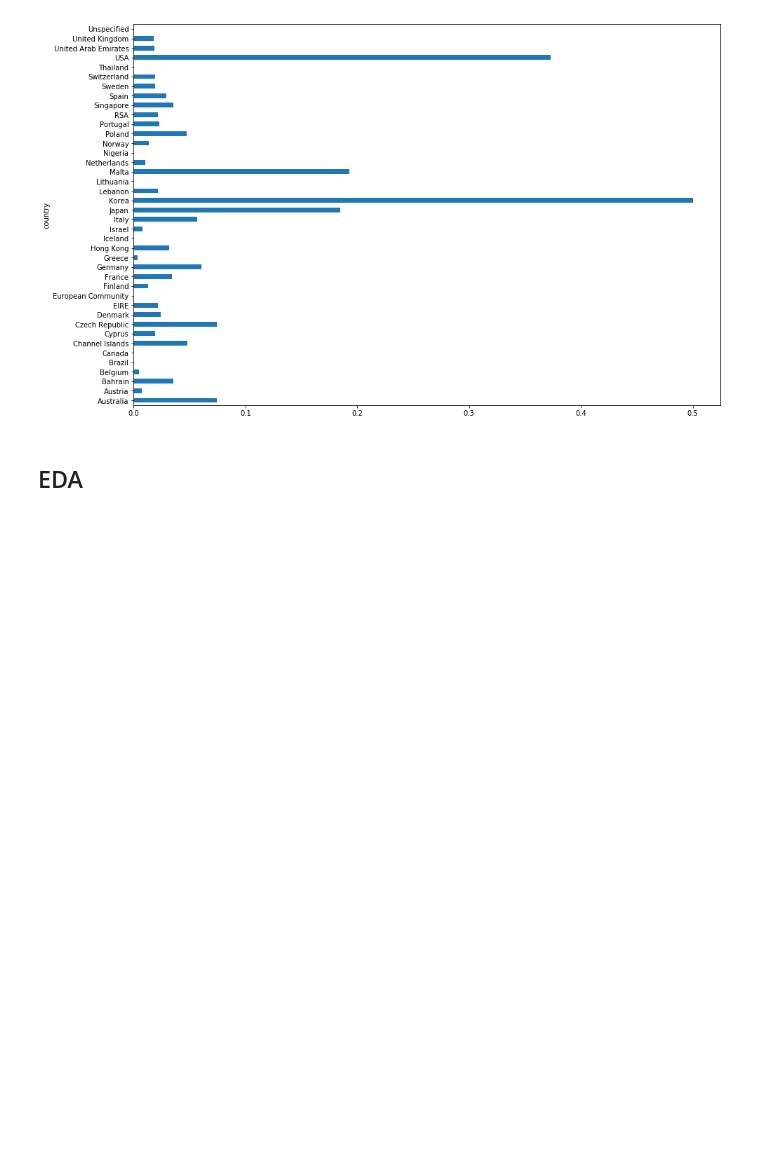
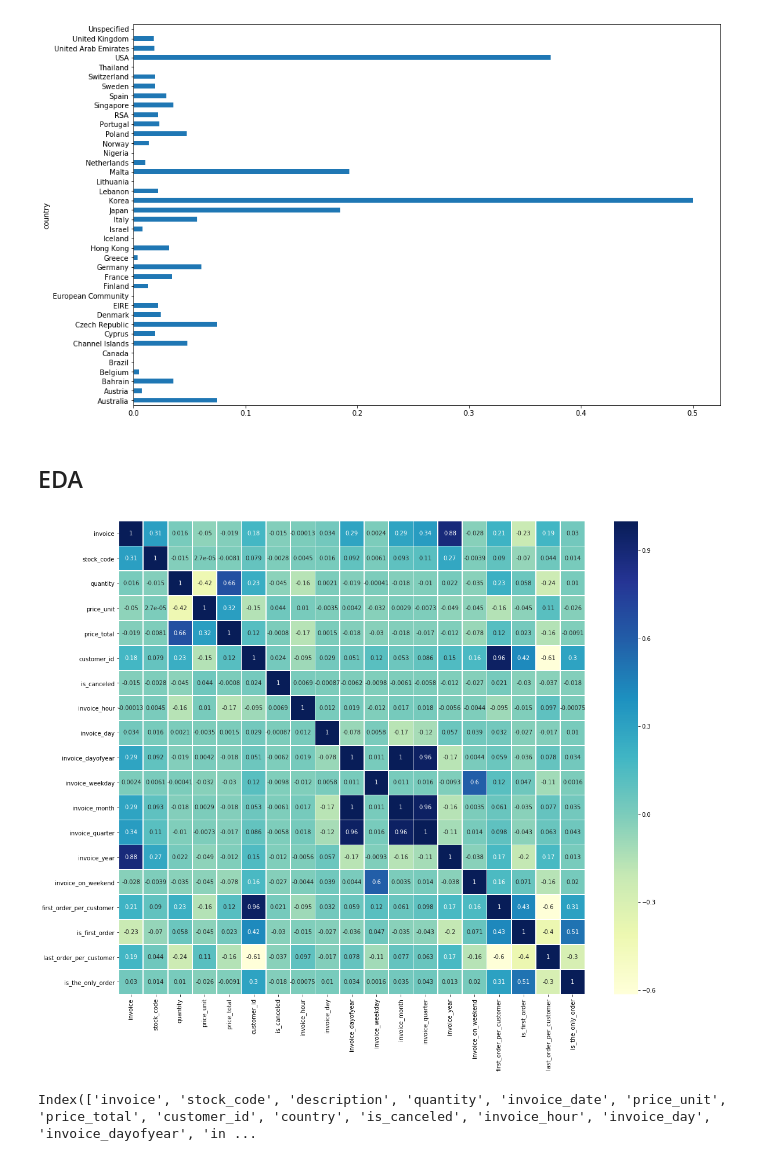
Before and after one commit to mattzajac/DataWorkshop_Competition_Online_Retail, a Jupyter notebook: Konkurs-DW-Absolwenci.ipynb, the cells around one changed output. Cells and saved outputs as stored; diff of their text form; code cells hidden in the pictures; blank space fills up the shorter version.

```diff
--- a/Konkurs-DW-Absolwenci.ipynb
+++ b/Konkurs-DW-Absolwenci.ipynb
@@ -594,5 +594,18 @@ Name: is_canceled, dtype: float64
 train.groupby('country')['is_canceled'].mean().plot(kind='barh', figsize=(15,10));
 # %% [output]
 [figure]
+# %%
+train_copy['country_cat'] = pd.factorize( train_copy['country'] )[0]
+# %%
+train_copy['invoice_season_cat'] = pd.factorize( train_copy['invoice_season'] )[0]
 # %% [markdown]
 ## EDA
+# %%
+plt.rcParams['figure.figsize']=(18,15)
+sns.heatmap(train_copy.corr(method='spearman'), annot=True, linewidths=.8, cmap="YlGnBu");
+# %% [output]
+[figure, added]
+# %%
+train_copy.columns
+# %% [output]
+Index(['invoice', 'stock_code', 'description', 'quantity', 'invoice_date', 'price_unit', 'price_total', 'customer_id', 'country', 'is_canceled', 'invoice_hour', 'invoice_day', 'invoice_dayofyear', 'in ...
```
Also changed, not shown: parts of 7 cells of this notebook.
